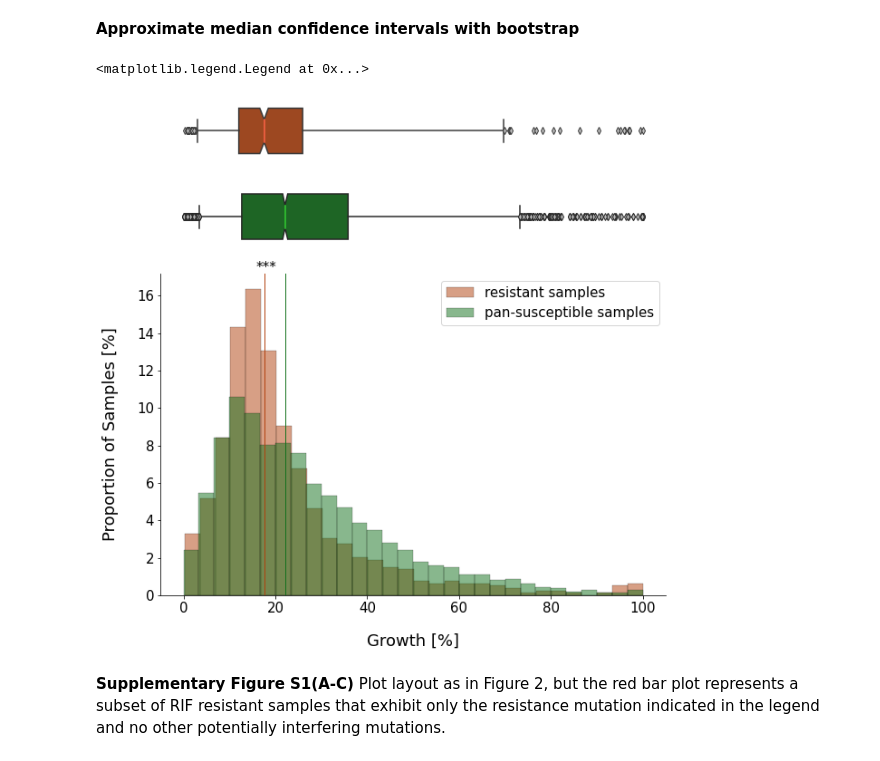
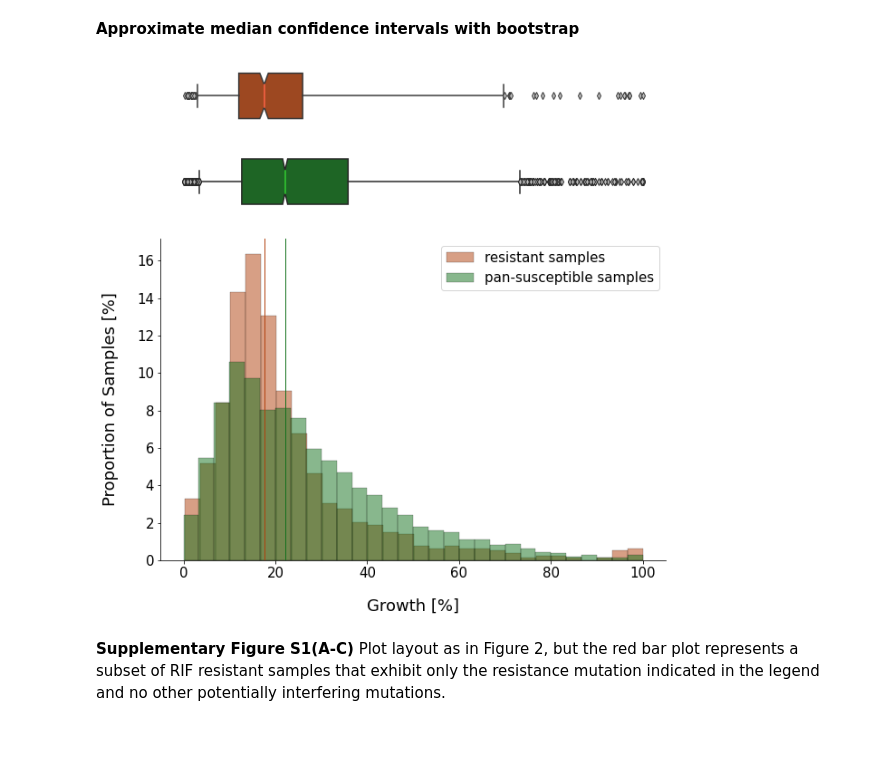
Before and after one commit to fowler-lab/tb-rnap-compensation, a Jupyter notebook: Recreate_figures_paper.ipynb, the cells around one changed output. Saved outputs shown, nothing was run; the diff lists cells and outputs as text; code cells hidden in the pictures.

```diff
--- a/Recreate_figures_paper.ipynb
+++ b/Recreate_figures_paper.ipynb
@@ -150,37 +150,36 @@ fig.set_size_inches(10, 10)
 sns.histplot(data = resistant, label="resistant samples", color = colors[1], **hist_args)
 plt.axvline(res_boot[0], color = colors[1], linewidth = 1)
 
-plt.text(x = res_boot[0]-1.8, y = 17.3, s='***', size = 15)
+#plt.text(x = res_boot[0]-1.8, y = 17.3, s='***', size = 15)
 
 sns.histplot(data = susceptible, label="pan-susceptible samples", color = colors[2], **hist_args)
 plt.axvline(sus_boot[0], color = colors[2], linewidth = 1)
 
 sns.boxplot(resistant, ax = ax_box1, color = colors[1], medianprops={"color": "tomato"},
             usermedians = [res_boot[0]], conf_intervals = [res_boot[1]], **box_args)
 sns.boxplot(susceptible, ax = ax_box2, color = colors[2], medianprops={"color": "LimeGreen"},
             usermedians = [sus_boot[0]], conf_intervals = [sus_boot[1]], **box_args)
 
 #Despine plots
 sns.despine(top = True, right=True, left = False, bottom = False, offset = False, trim = False)
 
 axes = [ax_box1, ax_box2]
 for ax in axes:
     sns.despine(ax = ax, top = True, right=True, left = True, bottom = True, offset = False, trim = False)
     ax.tick_params(left=False, bottom=False)
     ax.set(yticklabels=[])
     ax.set(xlabel='')
 
 plt.xlabel("Growth [%]", size = 18, labelpad = 20)
 plt.xticks(fontsize = 15)
 plt.ylabel("Proportion of Samples [%]", size = 18, labelpad = 20)
 plt.yticks(fontsize = 15)
 plt.legend(loc = 'upper right', fontsize = 15)
 
 # will need this for creating figures for poster:
-# fig.savefig('poster_res_vs_sus.svg', format='svg', dpi=1200)
+fig.savefig('poster_res_vs_sus.svg', format='svg', dpi=1200)
 # %% [output]
-<matplotlib.legend.Legend at 0x...>
-[figure, old version]
+[figure, new version]
 # %% [markdown]
 **Supplementary Figure S1(A-C)** Plot layout as in Figure 2, but the red bar plot represents a subset of RIF resistant samples that exhibit only the resistance mutation indicated in the legend and no other potentially interfering mutations.
 # %%
```
Also changed, not shown: parts of 5 cells of this notebook.
